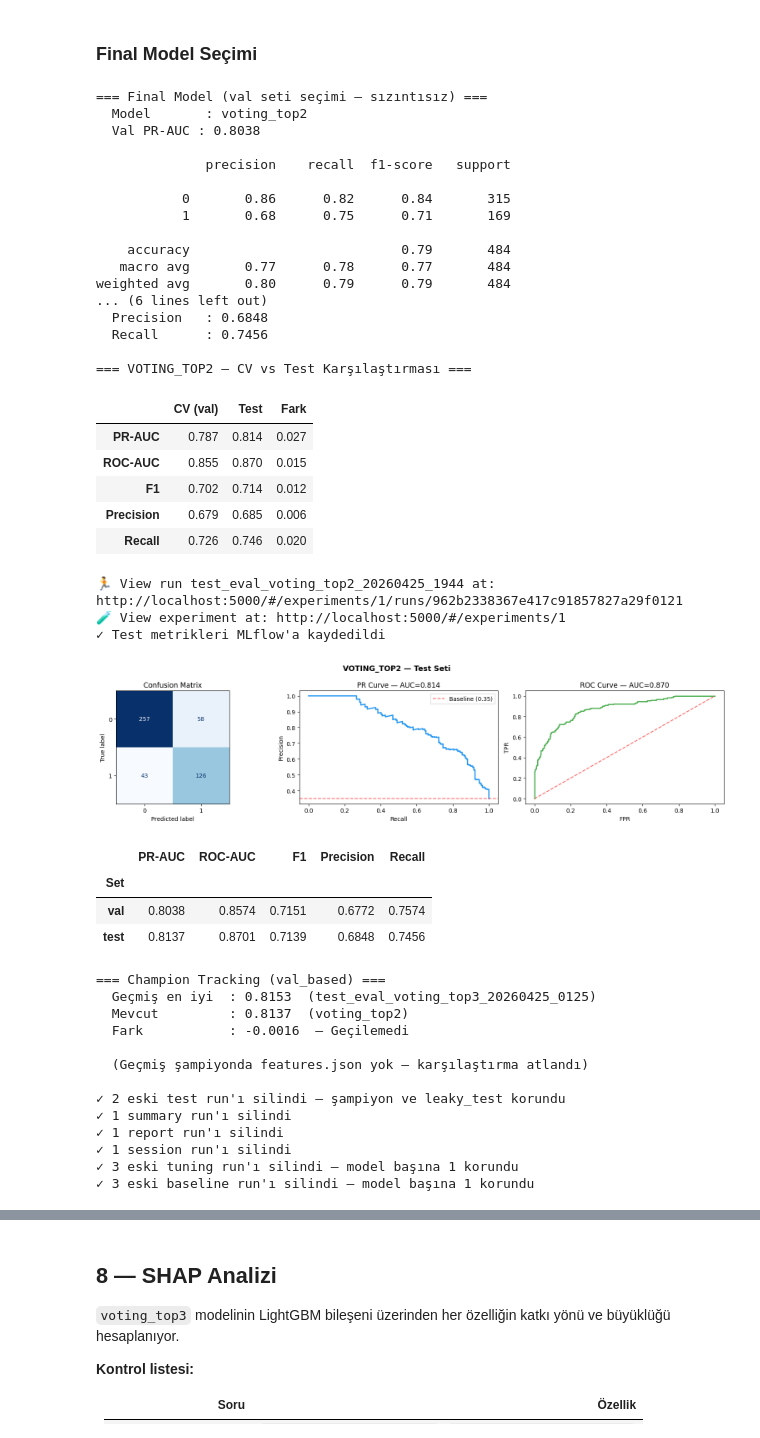
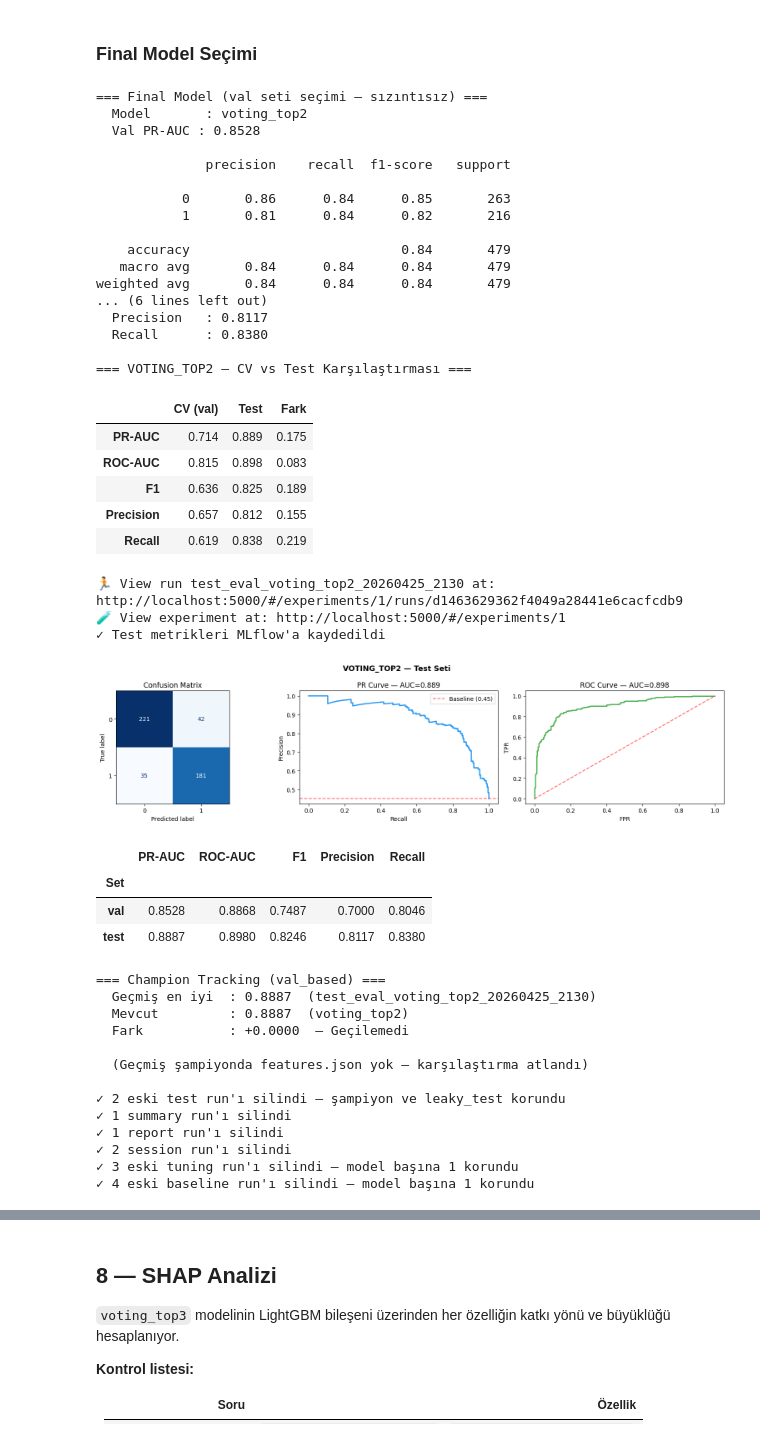
Before and after one commit to UgurIpekduzen/tmdb-hit-classifier, a Jupyter notebook: example.ipynb, the cells around one changed output, grey strips where cells are left out. Saved outputs shown, nothing was run; the diff lists cells and outputs as text; code cells hidden in the pictures.

```diff
--- a/example.ipynb
+++ b/example.ipynb
@@ -58,6 +58,7 @@ TARGET           = 'hit'
 N_TRIALS         = 50
 FEATURE_PREFIXES = ['genre_', 'kw_']
 FEATURE_VERSION  = 'v6_shap_cleaned'  # 27 özellik: Bonferroni (v4) + SHAP drop (kw_postcredit ×2, relative_budget_score)
+SPLIT_MODE       = 'temporal'  # 'temporal' | 'random'
 
 BASE_FEATURES = [
     # Bütçe & Prodüksiyon
@@ -117,13 +118,28 @@ mlflow.set_tracking_uri(MLFLOW_URI)
 
 df          = pd.read_csv(DATASET_PATH)
 prefix_cols = [c for c in df.columns if any(c.startswith(p) for p in FEATURE_PREFIXES)]
-FEATURES    = BASE_FEATURES + prefix_cols
+FEATURES    = BASE_FEATURES + prefix_cols  # release_year intentionally excluded
 
 df_model = df[FEATURES + [TARGET]]
 X        = df_model[FEATURES]
 y        = df_model[TARGET]
 
-if TASK_TYPE == 'timeseries':
+if SPLIT_MODE == 'temporal' and 'release_year' in df.columns:
+    # Temporal split: ≤2009 train / 2010–2012 val / ≥2013 test  (~71%/14%/15%)
+    TRAIN_CUTOFF = 2009
+    VAL_CUTOFF   = 2012
+    yr = df['release_year']
+    mask_train = yr <= TRAIN_CUTOFF
+    mask_val   = (yr > TRAIN_CUTOFF) & (yr <= VAL_CUTOFF)
+    mask_test  = yr > VAL_CUTOFF
+    X_train = X[mask_train].reset_index(drop=True)
+    y_train = y[mask_train].reset_index(drop=True)
+    X_val   = X[mask_val].reset_index(drop=True)
+    y_val   = y[mask_val].reset_index(drop=True)
+    X_test  = X[mask_test].reset_index(drop=True)
+    y_test  = y[mask_test].reset_index(drop=True)
+    split_desc = f'temporal (≤{TRAIN_CUTOFF} / {TRAIN_CUTOFF+1}–{VAL_CUTOFF} / ≥{VAL_CUTOFF+1})'
+elif TASK_TYPE == 'timeseries':
     n = len(X)
     X_train = X.iloc[:int(n * 0.70)]
     X_val   = X.iloc[int(n * 0.70):int(n * 0.85)]
@@ -131,6 +147,7 @@ if TASK_TYPE == 'timeseries':
     y_train = y.iloc[:int(n * 0.70)]
     y_val   = y.iloc[int(n * 0.70):int(n * 0.85)]
     y_test  = y.iloc[int(n * 0.85):]
+    split_desc = 'timeseries (positional 70/15/15)'
 else:
     stratify = y if TASK_TYPE in ('binary', 'multiclass') else None
     # 3-way split: 70 / 15 / 15
@@ -143,13 +160,15 @@ else:
         stratify=y_temp if TASK_TYPE in ('binary', 'multiclass') else None,
         random_state=RANDOM_STATE,
     )
+    split_desc = 'random stratified (70/15/15)'
 
 print(f'Dataset  : {DATASET_PATH}')
 print(f'Task     : {TASK_TYPE}')
+print(f'Split    : {split_desc}')
 print(f'Toplam   : {len(df_model):,}  |  hit oranı: %{y.mean()*100:.1f}')
-print(f'Train    : {len(X_train):,}  (~70%)')
-print(f'Val      : {len(X_val):,}  (~15%) — hibrit seçimi')
-print(f'Test     : {len(X_test):,}  (~15%) — yalnızca final raporu')
+print(f'Train    : {len(X_train):,}  ({len(X_train)/len(df_model)*100:.0f}%)  |  hit: %{y_train.mean()*100:.1f}')
+print(f'Val      : {len(X_val):,}  ({len(X_val)/len(df_model)*100:.0f}%)  |  hit: %{y_val.mean()*100:.1f}')
+print(f'Test     : {len(X_test):,}  ({len(X_test)/len(df_model)*100:.0f}%)  |  hit: %{y_test.mean()*100:.1f}')
 print(f'Özellik  : {len(FEATURES)}')
 # %% [output]
 Dataset  : data/tmdb_model.csv
@@ -318,7 +338,7 @@ test_metrics = evaluate_test(
     experiment_name = EXPERIMENT_NAME,
     feature_version = FEATURE_VERSION,
     features        = FEATURES,
-    extra_tags      = {"selection_method": "val_based"},
+    extra_tags      = {"selection_method": "val_based", "split_mode": SPLIT_MODE},
 )
 # %% [output]
               precision    recall  f1-score   support
@@ -689,53 +709,53 @@ print()
 
 # evaluate_test yalnızca seçilen model için X_test üzerinde çağrılır
 if "best_single" in final_name:
     final_metrics = test_metrics  # cell 2b97424c'de hesaplandı
 else:
     final_metrics = evaluate_test(
         final_model, X_test, y_test, TASK_TYPE,
         final_name.replace(" ", "_").replace("(", "").replace(")", ""),
         cv_metrics      = results[best]["val"],
         experiment_name = EXPERIMENT_NAME,
         feature_version = FEATURE_VERSION,
-        extra_tags      = {"selection_method": "val_based"},
+        extra_tags      = {"selection_method": "val_based", "split_mode": SPLIT_MODE},
     )
 
 display(pd.DataFrame([
     {"Set": "val",  **{k: round(v, 4) for k, v in final_val.items()}},
     {"Set": "test", **{k: round(v, 4) for k, v in final_metrics.items()}},
 ]).set_index("Set"))
 # %% [output]
 === Final Model (val seti seçimi — sızıntısız) ===
   Model       : voting_top2
-  Val PR-AUC : 0.8038
+  Val PR-AUC : 0.8528
 
               precision    recall  f1-score   support
 
-           0       0.86      0.82      0.84       315
-           1       0.68      0.75      0.71       169
+           0       0.86      0.84      0.85       263
+           1       0.81      0.84      0.82       216
 
-    accuracy                           0.79       484
-   macro avg       0.77      0.78      0.77       484
-weighted avg       0.80      0.79      0.79       484
+    accuracy                           0.84       479
+   macro avg       0.84      0.84      0.84       479
+weighted avg       0.84      0.84      0.84       479
 ... (6 lines left out)
-  Precision   : 0.6848
-  Recall      : 0.7456
+  Precision   : 0.8117
+  Recall      : 0.8380
 
 === VOTING_TOP2 — CV vs Test Karşılaştırması ===
 |  | CV (val) | Test | Fark |
-| PR-AUC | 0.787 | 0.814 | 0.027 |
-| ROC-AUC | 0.855 | 0.870 | 0.015 |
-| F1 | 0.702 | 0.714 | 0.012 |
-| Precision | 0.679 | 0.685 | 0.006 |
-| Recall | 0.726 | 0.746 | 0.020 |
+| PR-AUC | 0.714 | 0.889 | 0.175 |
+| ROC-AUC | 0.815 | 0.898 | 0.083 |
+| F1 | 0.636 | 0.825 | 0.189 |
+| Precision | 0.657 | 0.812 | 0.155 |
+| Recall | 0.619 | 0.838 | 0.219 |
-🏃 View run test_eval_voting_top2_20260425_1944 at: http://localhost:5000/#/experiments/1/runs/962b2338367e417c91857827a29f0121
+🏃 View run test_eval_voting_top2_20260425_2130 at: http://localhost:5000/#/experiments/1/runs/d1463629362f4049a28441e6cacfcdb9
 🧪 View experiment at: http://localhost:5000/#/experiments/1
 ✓ Test metrikleri MLflow'a kaydedildi
-[figure, old version]
+[figure, new version]
 |  | PR-AUC | ROC-AUC | F1 | Precision | Recall |
 | Set |  |  |  |  |  |
-| val | 0.8038 | 0.8574 | 0.7151 | 0.6772 | 0.7574 |
-| test | 0.8137 | 0.8701 | 0.7139 | 0.6848 | 0.7456 |
+| val | 0.8528 | 0.8868 | 0.7487 | 0.7000 | 0.8046 |
+| test | 0.8887 | 0.8980 | 0.8246 | 0.8117 | 0.8380 |
 # %%
 import json, tempfile
 from collections import defaultdict
@@ -885,15 +905,15 @@ else:
     print(f"MLflow experiment '{EXPERIMENT_NAME}' bulunamadı.")
 # %% [output]
 === Champion Tracking (val_based) ===
-  Geçmiş en iyi  : 0.8153  (test_eval_voting_top3_20260425_0125)
-  Mevcut         : 0.8137  (voting_top2)
-  Fark           : -0.0016  — Geçilemedi
+  Geçmiş en iyi  : 0.8887  (test_eval_voting_top2_20260425_2130)
+  Mevcut         : 0.8887  (voting_top2)
+  Fark           : +0.0000  — Geçilemedi
 
   (Geçmiş şampiyonda features.json yok — karşılaştırma atlandı)
 
 ✓ 2 eski test run'ı silindi — şampiyon ve leaky_test korundu
 ✓ 1 summary run'ı silindi
 ✓ 1 report run'ı silindi
-✓ 1 session run'ı silindi
+✓ 2 session run'ı silindi
 ✓ 3 eski tuning run'ı silindi — model başına 1 korundu
-✓ 3 eski baseline run'ı silindi — model başına 1 korundu
+✓ 4 eski baseline run'ı silindi — model başına 1 korundu
```
Also changed, not shown: parts of 14 cells of this notebook, 1 other file.
